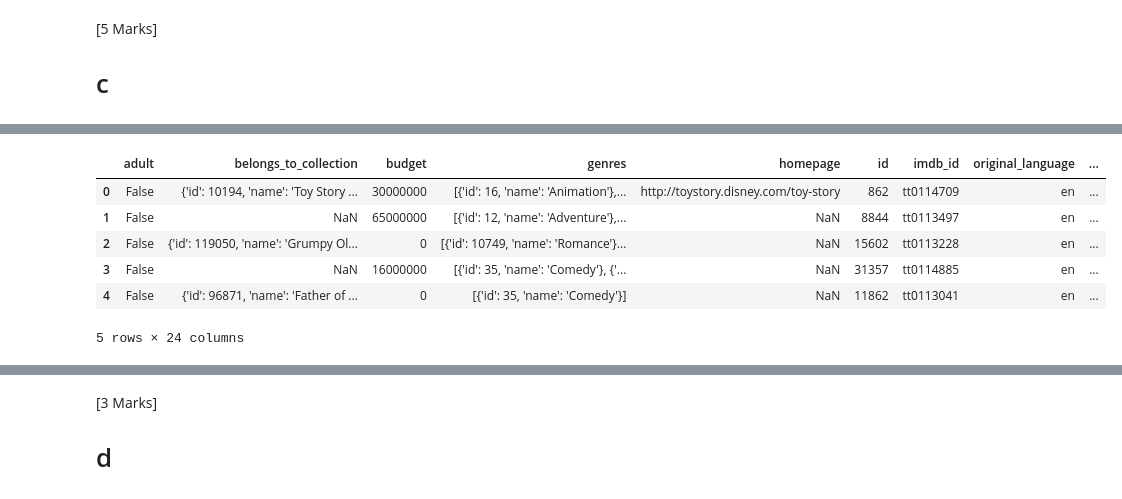
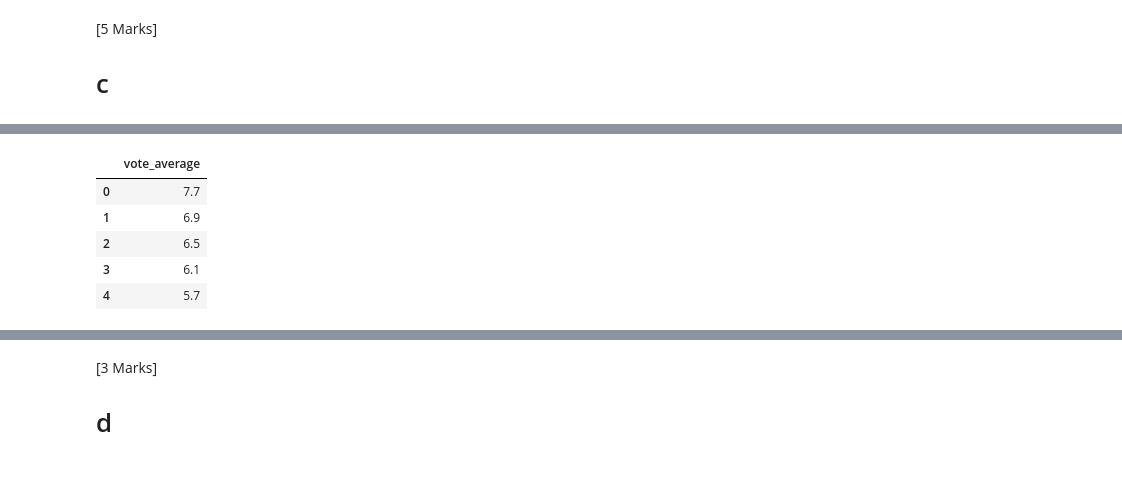
Before and after one commit to AndrewBenson98/CPS803AI, a Jupyter notebook: A1.ipynb, the cells around one changed output, grey strips where cells are left out. Cells and saved outputs as stored; diff of their text form; code cells hidden in the pictures.

```diff
--- a/A1.ipynb
+++ b/A1.ipynb
@@ -125,17 +167,65 @@ YOUR EXPLANATION HERE
 # %%
-meta_data.head()
+#PART I
+
+#meta_data.head()
 # The following line is one way of cleaning up the genres field - there are more verbose ways of doing this that are easier for a human to read
 #meta_data['genres'] = meta_data['genres'].fillna('[]').apply(literal_eval).apply(lambda x: [i['name'] for i in x] if isinstance(x, list) else [])
 #meta_data['year'] = pd.to_datetime(meta_data['release_date'], errors='coerce').apply(lambda x: str(x).split('-')[0] if x != np.nan else np.nan)
 #meta_data.head()
 # Consider how to columns look before and after this 'clean-up' - it is very common to have to massage the data to get the right features
 
 ##### YOUR CODE HERE #######
+#data = meta_data
+#features = ['adult','budget','original_language','release_date','runtime','vote_average','vote_count']
+# features = ['runtime','vote_average','vote_count']
+
+#meta_data['budget'] = meta_data['budget'].astype(str).astype(int)
+
+
+#Features
+# features = ['runtime','vote_average','vote_count','revenue']
+# features = ['id','budget','vote_average','revenue']
+features = ['vote_average','revenue']
+data = meta_data[features]
+
+
+#Drop rows where Revennue isn't given
+data.dropna(subset=['revenue'],axis =0,inplace = True)
+
+#Let y be data labels and drop revenue from data table
+y = data.revenue
+data.drop(['revenue'],axis =1,inplace = True)
+
+#print(data.shape)
+#print(y.shape)
+
+#print(list(meta_data.columns))
+
+#print(data.shape)
+#print(data.isnull().sum())
+
+# pd.to_numeric(data.budget)
+
+#print(data.dtypes)
+
+#Fill numeric values with the average and categorical values with the more frequent
+for col, column in enumerate(data.columns):
+    if (data[column].dtype=='int64' or data[column].dtype=='float64'):
+        data[column] = pd.to_numeric(data[column],errors = 'coerce')
+        data[column].fillna(data[column].mean,inplace = True)
+
+    elif(data[column].dtype == 'object'):
+        data[column] = pd.to_numeric(data[column],errors = 'coerce')
+        data[column].fillna(data[column].mode,inplace = True)
+
+
+
+#print(data.isnull().sum())
+data.head()
 # %% [output]
-|  | adult | belongs_to_collection | budget | genres | homepage | id | imdb_id | original_language | ... |
-| 0 | False | {'id': 10194, 'name': 'Toy Story ... | 30000000 | [{'id': 16, 'name': 'Animation'},... | http://toystory.disney.com/toy-story | 862 | tt0114709 | en | ... |
-| 1 | False | NaN | 65000000 | [{'id': 12, 'name': 'Adventure'},... | NaN | 8844 | tt0113497 | en | ... |
-| 2 | False | {'id': 119050, 'name': 'Grumpy Ol... | 0 | [{'id': 10749, 'name': 'Romance'}... | NaN | 15602 | tt0113228 | en | ... |
-| 3 | False | NaN | 16000000 | [{'id': 35, 'name': 'Comedy'}, {'... | NaN | 31357 | tt0114885 | en | ... |
-| 4 | False | {'id': 96871, 'name': 'Father of ... | 0 | [{'id': 35, 'name': 'Comedy'}] | NaN | 11862 | tt0113041 | en | ... |
+|  | vote_average |
+| 0 | 7.7 |
+| 1 | 6.9 |
+| 2 | 6.5 |
+| 3 | 6.1 |
+| 4 | 5.7 |
-5 rows × 24 columns
```
Also changed, not shown: parts of 12 cells of this notebook.
